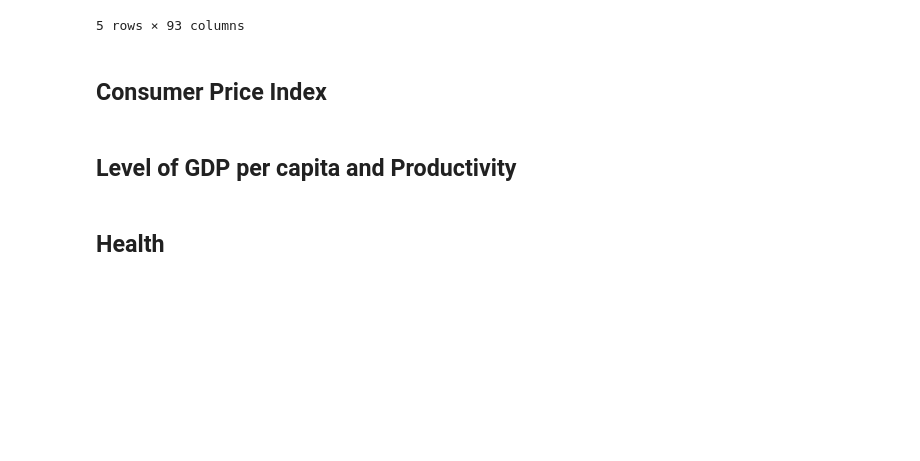
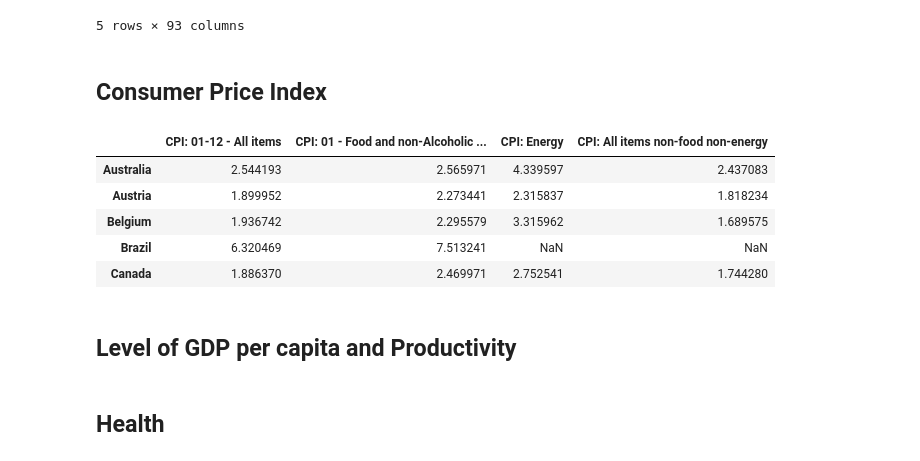
Before and after one commit to tt0507/Mini-Project, a Jupyter notebook: japan_deflation/oced_data_preprocess.ipynb, the cells around one changed output. Drawn from its saved outputs; the diff is of its cells as text; code cells hidden in the pictures; blank space fills up the shorter version.

```diff
--- a/japan_deflation/oced_data_preprocess.ipynb
+++ b/japan_deflation/oced_data_preprocess.ipynb
@@ -217,3 +217,8 @@ avg_population.head()
 5 rows × 93 columns
 # %% [markdown]
 ## Consumer Price Index
+# %%
+subjects = cpi['Subject'].unique()
+countries = sorted(cpi['Country'].unique())
+
+cpi_arr = create_two_dimensional_arr(subjects, countries, cpi)
@@ -220,2 +228,15 @@ avg_population.head()
+# %%
+data = dict(zip(subjects, cpi_arr))
+# %%
+avg_cpi_index = pd.DataFrame(data, index=countries)
+# %%
+avg_cpi_index.head()
+# %% [output]
+|  | CPI: 01-12 - All items | CPI: 01 - Food and non-Alcoholic ... | CPI: Energy | CPI: All items non-food non-energy |
+| Australia | 2.544193 | 2.565971 | 4.339597 | 2.437083 |
+| Austria | 1.899952 | 2.273441 | 2.315837 | 1.818234 |
+| Belgium | 1.936742 | 2.295579 | 3.315962 | 1.689575 |
+| Brazil | 6.320469 | 7.513241 | NaN | NaN |
+| Canada | 1.886370 | 2.469971 | 2.752541 | 1.744280 |
 # %% [markdown]
 ## Level of GDP per capita and Productivity
```
Also changed, not shown: parts of 4 cells of this notebook.
